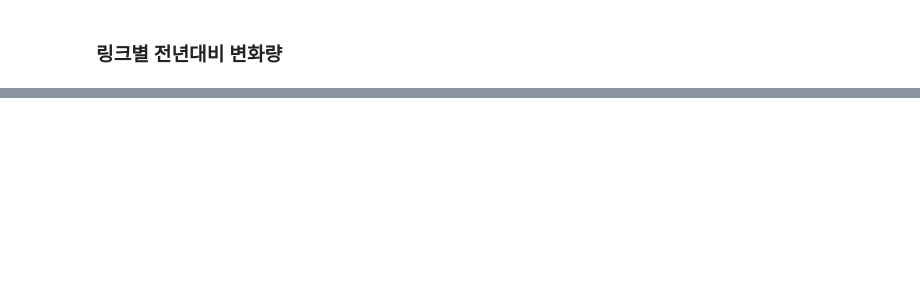
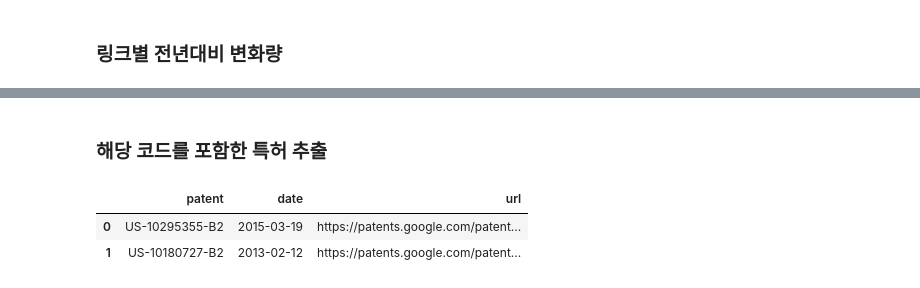
Before and after one commit to kmlee419/patent_analysis, a Jupyter notebook: Tesla_patent_analysis.ipynb, the cells around one changed output, grey strips where cells are left out. Cells and saved outputs as stored; diff of their text form; code cells hidden in the pictures; blank space fills up the shorter version.

```diff
--- a/Tesla_patent_analysis.ipynb
+++ b/Tesla_patent_analysis.ipynb
@@ -147,0 +242,14 @@ diff.sort_values(by='diff', ascending=False).head(20)
+# %% [markdown]
+### 해당 코드를 포함한 특허 추출
+# %%
+code = 'G01C21/3697' # 코드 바꾸기 가능
+
+df_code = df[df['code']==code].reset_index(drop=True)
+df_code2 = df_code[['patent', 'date']].drop_duplicates().reset_index(drop=True)
+df_code2['url'] = 'https://patents.google.com/patent/' + df_code['patent'].str.replace('-', '')
+# %%
+df_code2
+# %% [output]
+|  | patent | date | url |
+| 0 | US-10295355-B2 | 2015-03-19 | https://patents.google.com/patent... |
+| 1 | US-10180727-B2 | 2013-02-12 | https://patents.google.com/patent... |
```
Also changed, not shown: parts of 14 cells of this notebook.
